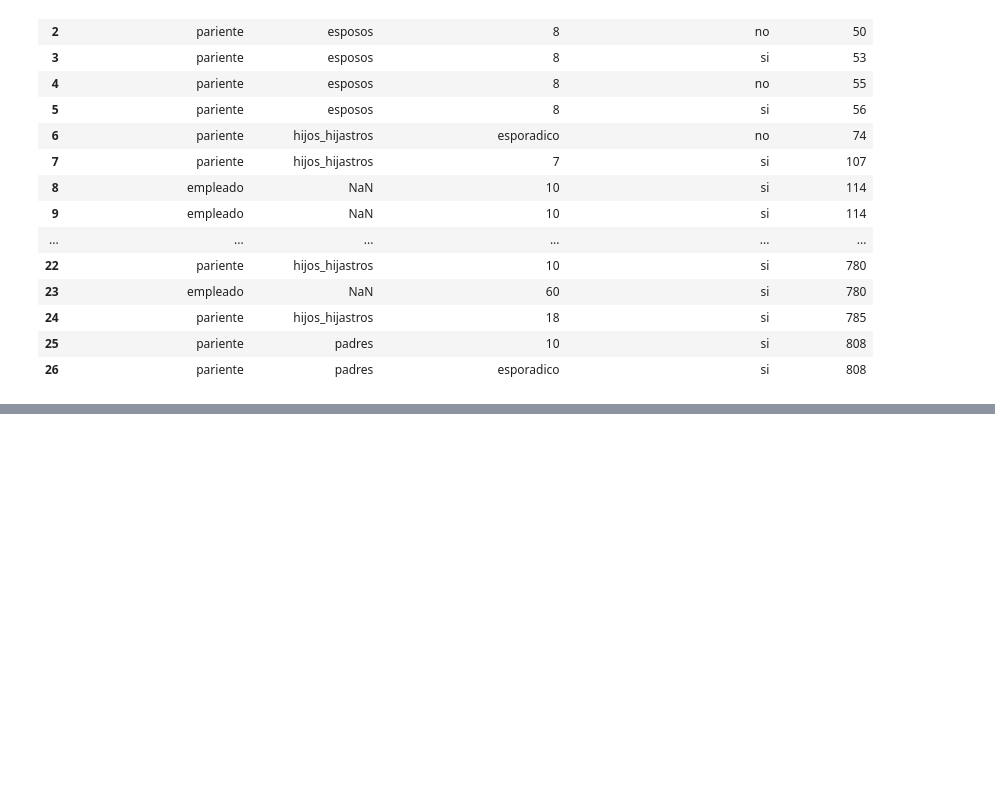
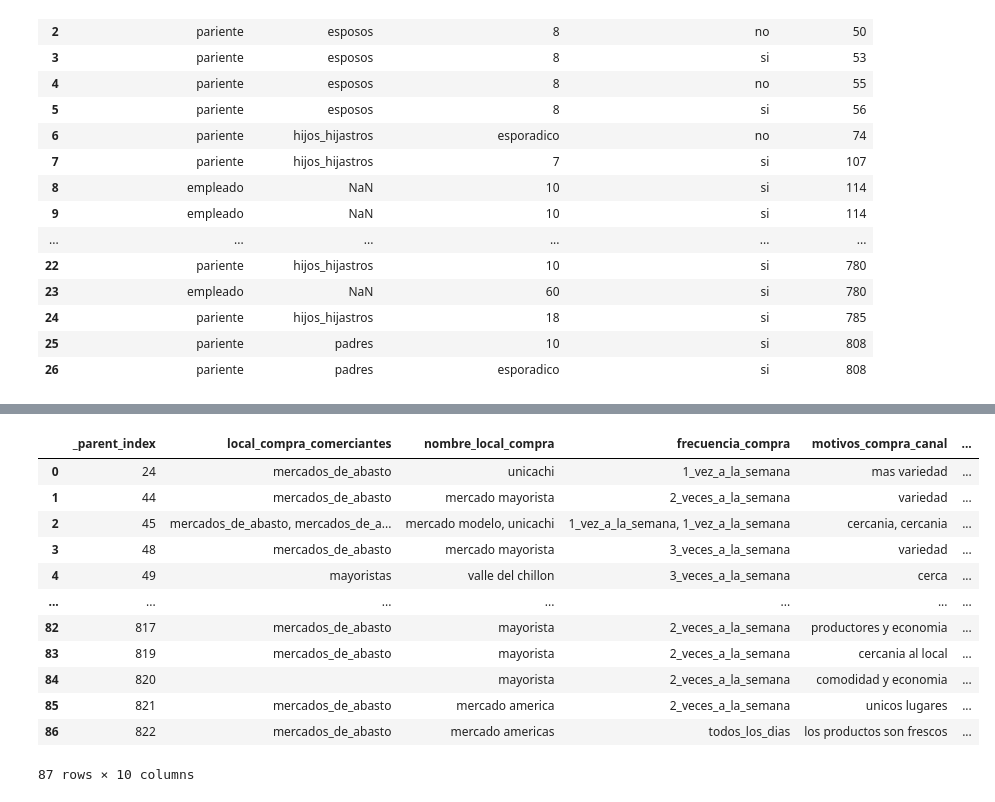
Before and after one commit to Claudio9701/proyecto-foodhub-lima, a Jupyter notebook: inputs/encuesta_principal/Limpieza_datos_agrupaciones.ipynb, the cells around one changed output, grey strips where cells are left out. Cells and saved outputs as stored; diff of their text form; code cells hidden in the pictures; blank space fills up the shorter version.

```diff
--- a/inputs/encuesta_principal/Limpieza_datos_agrupaciones.ipynb
+++ b/inputs/encuesta_principal/Limpieza_datos_agrupaciones.ipynb
@@ -562,0 +550,11 @@ pd.get_dummies(df_, columns=columns, prefix=columns, prefix_sep='/')
+# %%
+df_ = canales_compra_comerciantes.copy()
+df_ = df_.drop(columns=['_parent_table_name'])
+df_['local_compra_comerciantes'] = df_['local_compra_comerciantes'].str.strip().str.lower().replace(to_replace=reemplazar_tildes, regex=True)
+df_['nombre_local_compra'] = df_['nombre_local_compra'].str.strip().str.lower().replace(to_replace=reemplazar_tildes, regex=True)
+df_['frecuencia_compra'] = df_['frecuencia_compra'].str.strip().str.lower().replace(to_replace=reemplazar_tildes, regex=True)
+df_['motivos_compra_canal'] = df_['motivos_compra_canal'].str.strip().str.lower().replace(to_replace=reemplazar_tildes, regex=True)
+df_['transporte_compra_productos'] = df_['transporte_compra_productos'].str.strip().str.lower().replace(to_replace=reemplazar_tildes, regex=True)
+df_['_2019_canal_utilizado'] = df_['_2019_canal_utilizado'].str.strip().str.lower().replace(to_replace=reemplazar_tildes, regex=True)
+df_['_2020_canal_utilizado'] = df_['_2020_canal_utilizado'].str.strip().str.lower().replace(to_replace=reemplazar_tildes, regex=True)
+df_
@@ -562,0 +575,5 @@ pd.get_dummies(df_, columns=columns, prefix=columns, prefix_sep='/')
+# %%
+df__ = productos_compra_canal.copy()
+df__ = df__.drop(columns=['_parent_table_name','_index'])
+df__['nombre_producto_compra'] = df__['nombre_producto_compra'].str.lower().str.strip().replace(to_replace=reemplazar_tildes, regex=True)
+df__
@@ -562,0 +594,6 @@ pd.get_dummies(df_, columns=columns, prefix=columns, prefix_sep='/')
+# %%
+df_a = pd.merge(left=df_, right=df__, left_on='_index', right_on='_parent_index', suffixes=('','_y'))
+df_a = df_a.drop(columns=[i for i in df_a.columns if i.endswith('_y')])
+df_a = df_a.fillna(value='')
+df_a = df_a.drop_duplicates(subset=['_parent_index','_index'])
+df_a
@@ -562,0 +614,19 @@ pd.get_dummies(df_, columns=columns, prefix=columns, prefix_sep='/')
+# %%
+df_a = df_a.replace(to_replace=reemplazar_tildes|{'-':''}, regex=True)
+# %%
+df__ = df_a.groupby(by='_parent_index', as_index=False).agg(', '.join).replace({r'^,+':np.nan}, regex=True).fillna(value='')
+df__
+# %% [output]
+|  | _parent_index | local_compra_comerciantes | nombre_local_compra | frecuencia_compra | motivos_compra_canal | ... |
+| 0 | 24 | mercados_de_abasto | unicachi | 1_vez_a_la_semana | mas variedad | ... |
+| 1 | 44 | mercados_de_abasto | mercado mayorista | 2_veces_a_la_semana | variedad | ... |
+| 2 | 45 | mercados_de_abasto, mercados_de_a... | mercado modelo, unicachi | 1_vez_a_la_semana, 1_vez_a_la_semana | cercania, cercania | ... |
+| 3 | 48 | mercados_de_abasto | mercado mayorista | 3_veces_a_la_semana | variedad | ... |
+| 4 | 49 | mayoristas | valle del chillon | 3_veces_a_la_semana | cerca | ... |
+| ... | ... | ... | ... | ... | ... | ... |
+| 82 | 817 | mercados_de_abasto | mayorista | 2_veces_a_la_semana | productores y economia | ... |
+| 83 | 819 | mercados_de_abasto | mayorista | 2_veces_a_la_semana | cercania al local | ... |
+| 84 | 820 |  | mayorista | 2_veces_a_la_semana | comodidad y economia | ... |
+| 85 | 821 | mercados_de_abasto | mercado america | 2_veces_a_la_semana | unicos lugares | ... |
+| 86 | 822 | mercados_de_abasto | mercado americas | todos_los_dias | los productos son frescos | ... |
+87 rows × 10 columns
```
Also changed, not shown: parts of 15 cells of this notebook, 1 other file.
